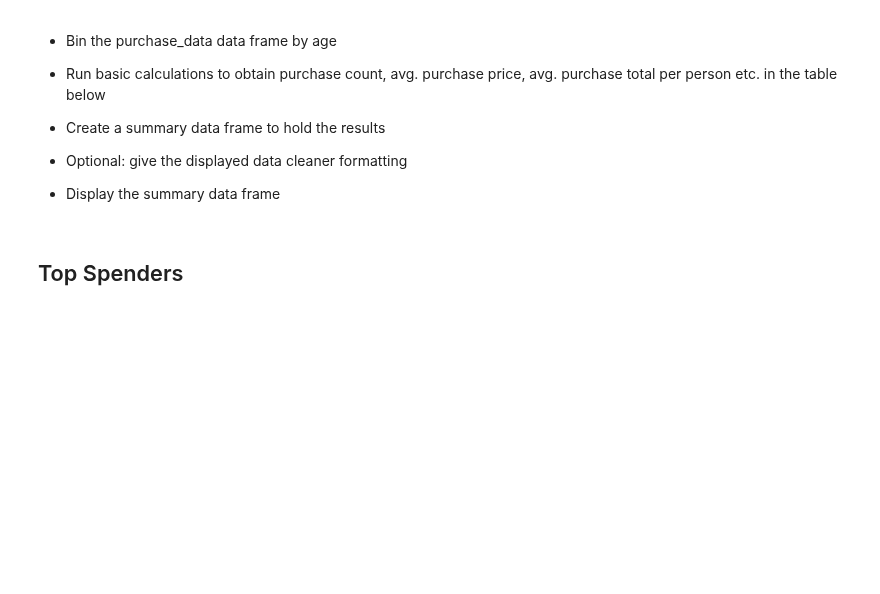
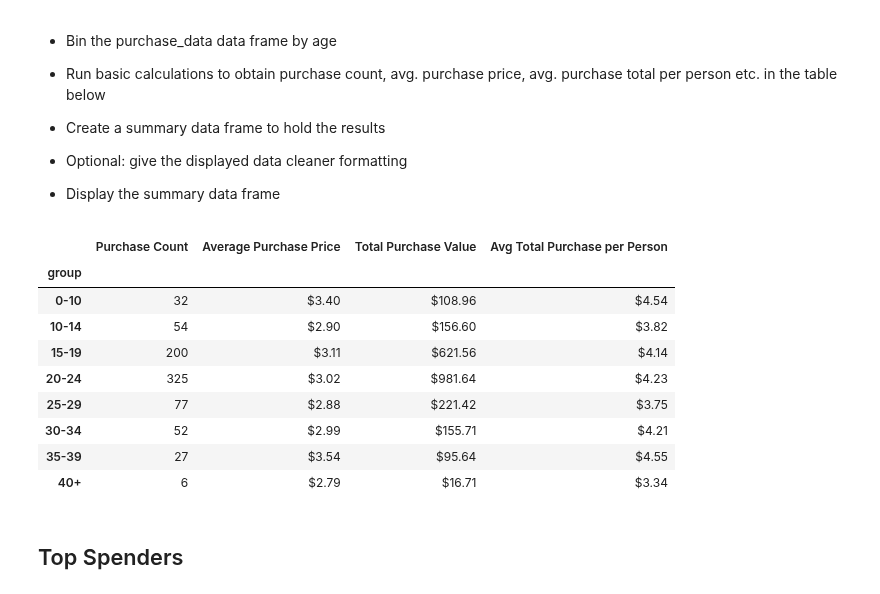
Before and after one commit to mpg33/DA_HW, a Jupyter notebook: HeroesOfPymoli_starter.ipynb, the cells around one changed output. Saved outputs shown, nothing was run; the diff lists cells and outputs as text; code cells hidden in the pictures; blank space fills up the shorter version.

```diff
--- a/HeroesOfPymoli_starter.ipynb
+++ b/HeroesOfPymoli_starter.ipynb
@@ -135,6 +219,36 @@ total_players.count()
 
 
 * Display the summary data frame
+# %%
+bins = [0, 10, 15, 20, 25, 30, 35, 39, 40]
+bin_names = ["0-10", "10-14", "15-19", "20-24", "25-29", "30-34", "35-39", "40+"]
+data['group'] = pd.cut(data['Age'], bins, labels=bin_names)
+
+purchasing_analysis_df = pd.DataFrame()
+grouped_purchases_age = data.groupby('group')
+
+purchasing_analysis_df['Purchase Count'] = grouped_purchases_age['Purchase ID'].size()
+purchasing_analysis_df['Average Purchase Price'] = (grouped_purchases_age['Price'].mean()).map("${:.2f}".format)
+purchasing_analysis_df['Total Purchase Value'] = (grouped_purchases_age['Price'].sum()).map("${:,.2f}".format)
+
+
+avg_total_purchase = data.groupby(['group', 'SN'])['Price'].sum().reset_index()
+purchasing_analysis_df['Avg Total Purchase per Person'] = (avg_total_purchase.groupby('group')['Price'].mean()).map("${:.2f}".format)
+
+#I was not able to figure why my numbers dont match the example on gitlab
+#I'll follow up next class
+purchasing_analysis_df
+# %% [output]
+|  | Purchase Count | Average Purchase Price | Total Purchase Value | Avg Total Purchase per Person |
+| group |  |  |  |  |
+| 0-10 | 32 | $3.40 | $108.96 | $4.54 |
+| 10-14 | 54 | $2.90 | $156.60 | $3.82 |
+| 15-19 | 200 | $3.11 | $621.56 | $4.14 |
+| 20-24 | 325 | $3.02 | $981.64 | $4.23 |
+| 25-29 | 77 | $2.88 | $221.42 | $3.75 |
+| 30-34 | 52 | $2.99 | $155.71 | $4.21 |
+| 35-39 | 27 | $3.54 | $95.64 | $4.55 |
+| 40+ | 6 | $2.79 | $16.71 | $3.34 |
 # %% [markdown]
 ## Top Spenders
 # %% [markdown]
```
Also changed, not shown: parts of 18 cells of this notebook.
